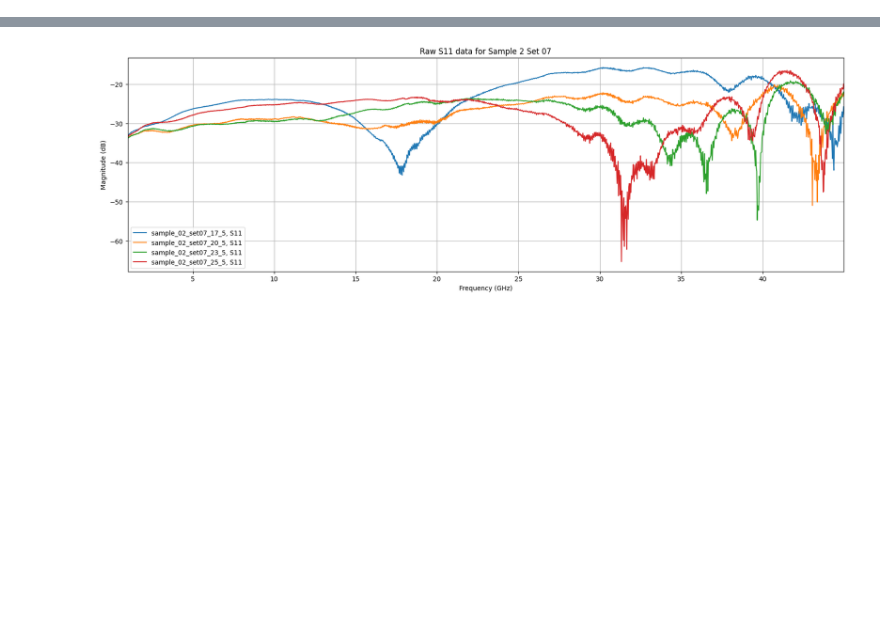
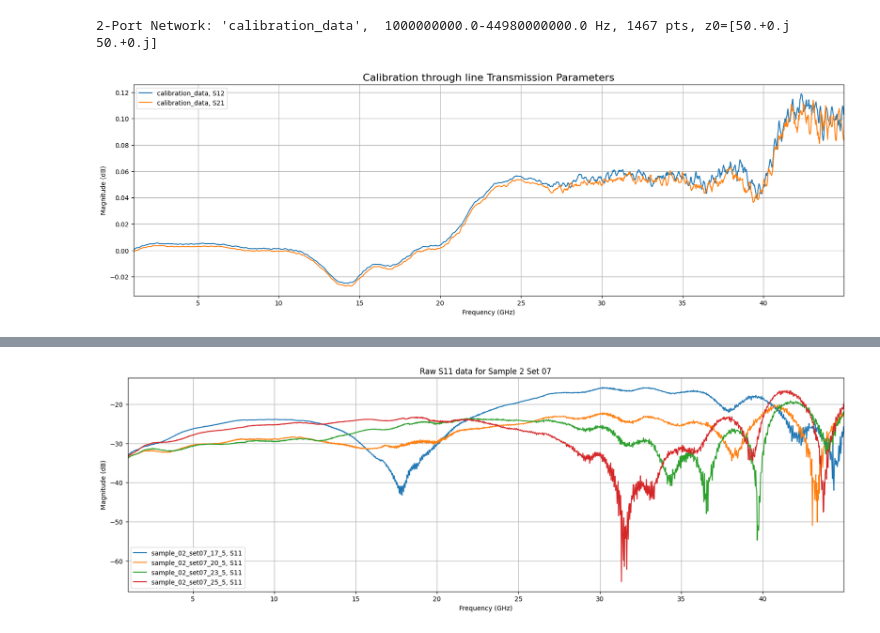
Before and after one commit to hrithik254/HFSS-layouts, a Jupyter notebook: Samples/quarter_wafer_sapphire/meas_data_report_13mar.ipynb, the cells around one changed output, grey strips where cells are left out. Saved outputs shown, nothing was run; the diff lists cells and outputs as text; code cells hidden in the pictures; blank space fills up the shorter version.

```diff
--- a/Samples/quarter_wafer_sapphire/meas_data_report_13mar.ipynb
+++ b/Samples/quarter_wafer_sapphire/meas_data_report_13mar.ipynb
@@ -113,3 +113,19 @@ sample_01_set07, smoothed_sample_01_set07 = measured[5:10], smoothed[5:10]  #
 sample_02_set07, smoothed_sample_02_set07 = measured[14:19], smoothed[14:19]  #
 sample_02_set01_Gwidths, smoothed_sample_02_set01_Gwidths = measured[10:14], smoothed[10:14]  #
 sample_01_set01_Gwidths, smoothed_sample_01_set01_Gwidths = measured[1:4], smoothed[1:4]  #
+# %%
+smoothed_calibration_data
+# %% [output]
+2-Port Network: 'calibration_data',  1000000000.0-44980000000.0 Hz, 1467 pts, z0=[50.+0.j 50.+0.j]
+# %%
+plt.figure(figsize=(20, 6))
+plt.title('Calibration through line Transmission Parameters', fontsize=16)
+smoothed_calibration_data.frequency.unit = 'GHz'
+smoothed_calibration_data.plot_s_db(m=0,n=1)
+smoothed_calibration_data.plot_s_db(m=1,n=0)
+
+plt.grid()
+plt.savefig('Plotted_results_13_march/Calibration through line Transmission Parameters', dpi=300, bbox_inches='tight')
+# Save the figure with high resolution and tight layout
+# %% [output]
+[figure, added]
```
Also changed, not shown: parts of 1 cell of this notebook, 15 other files.
